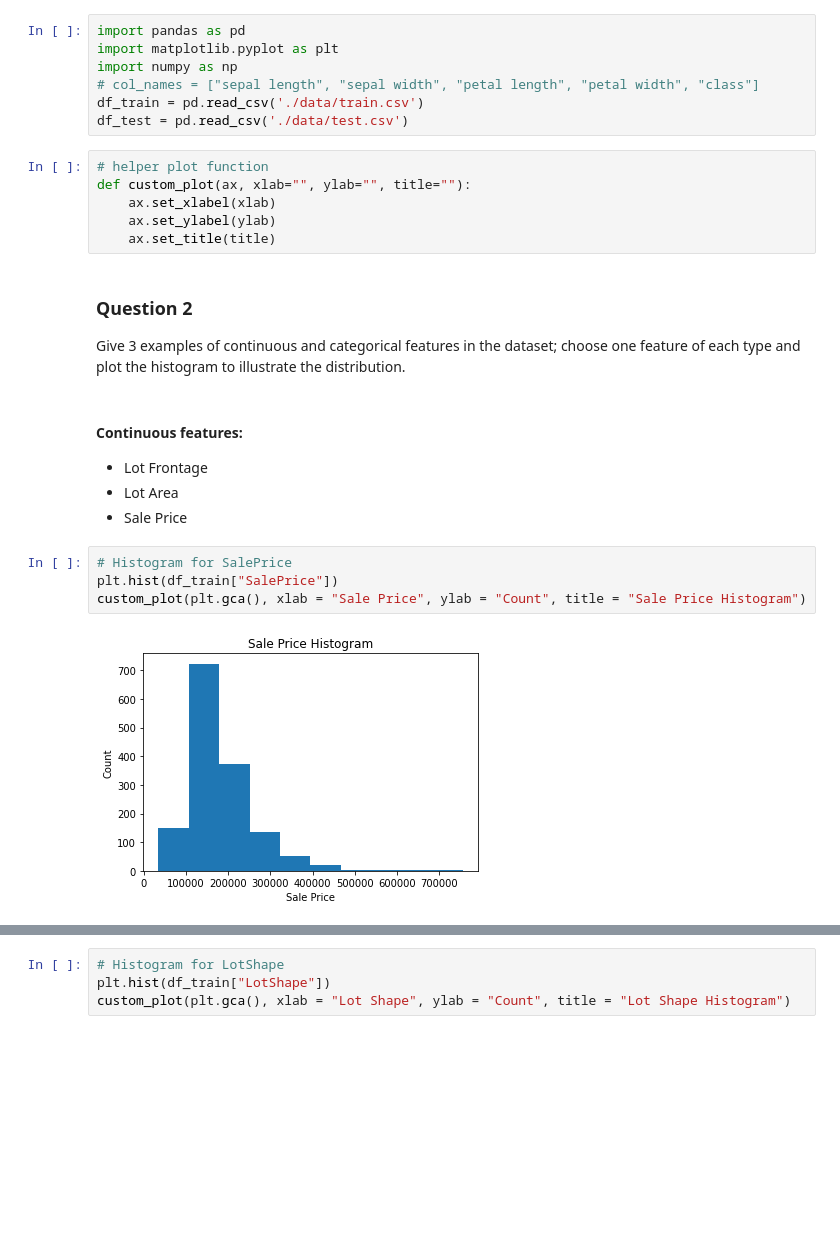
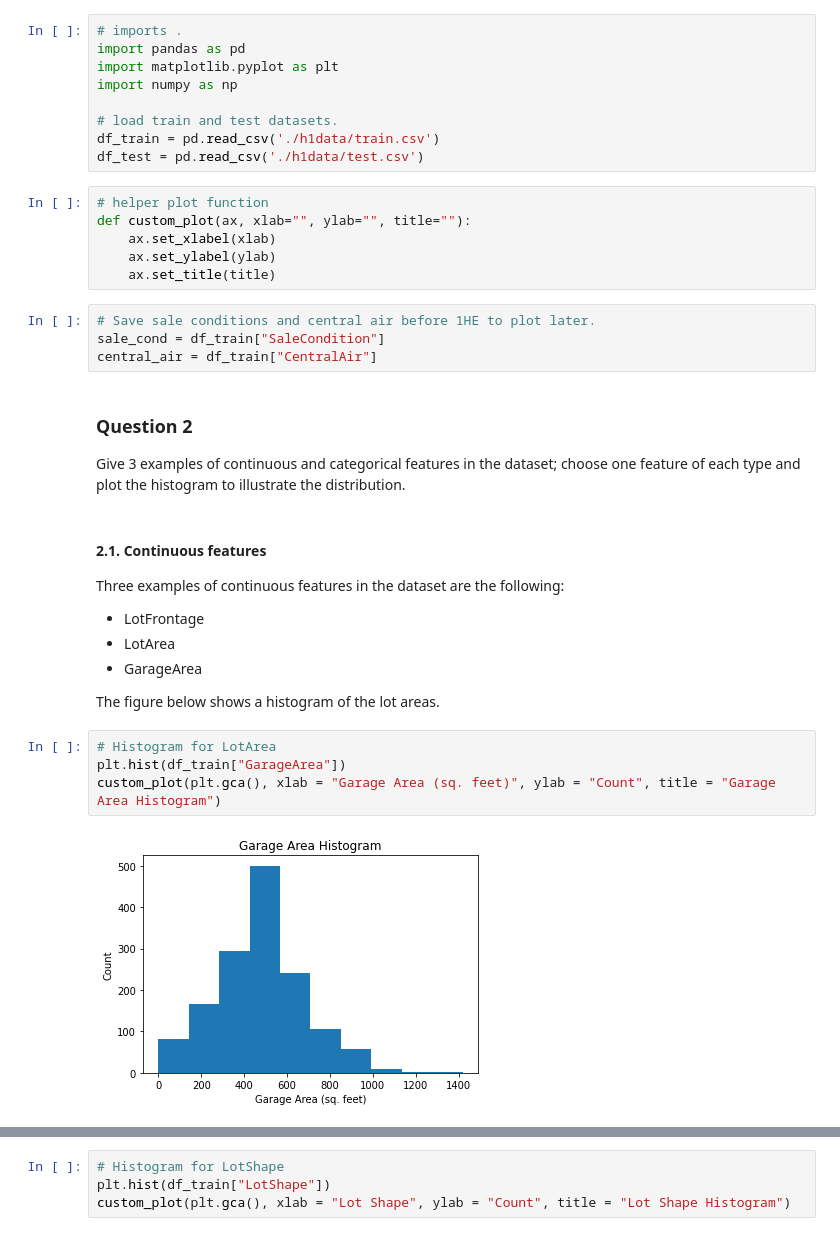
Before and after one commit to Fabio752/AML-coursework, a Jupyter notebook: h1/h1-part1.ipynb, the cells around one changed output, grey strips where cells are left out. Saved outputs shown, nothing was run; the diff lists cells and outputs as text; blank space fills up the shorter version.

```diff
--- a/h1/h1-part1.ipynb
+++ b/h1/h1-part1.ipynb
@@ -5,31 +5,40 @@
 Join the House Prices - Advanced Regression Techniques competition on Kaggle. Download the
 training and test data.
 # %%
+# imports .
 import pandas as pd
 import matplotlib.pyplot as plt
 import numpy as np
-# col_names = ["sepal length", "sepal width", "petal length", "petal width", "class"]
-df_train = pd.read_csv('./data/train.csv')
-df_test = pd.read_csv('./data/test.csv')
+
+# load train and test datasets.
+df_train = pd.read_csv('./h1data/train.csv')
+df_test = pd.read_csv('./h1data/test.csv')
 # %%
 # helper plot function
 def custom_plot(ax, xlab="", ylab="", title=""):
     ax.set_xlabel(xlab)
     ax.set_ylabel(ylab)
     ax.set_title(title)
+# %%
+# Save sale conditions and central air before 1HE to plot later.
+sale_cond = df_train["SaleCondition"]
+central_air = df_train["CentralAir"]
 # %% [markdown]
 ### Question 2
 Give 3 examples of continuous and categorical features in the dataset; choose one feature of each
 type and plot the histogram to illustrate the distribution.
 # %% [markdown]
-#### Continuous features:
-- Lot Frontage
-- Lot Area
-- Sale Price
+#### 2.1. Continuous features
+Three examples of continuous features in the dataset are the following:
+- LotFrontage
+- LotArea
+- GarageArea
+
+The figure below shows a histogram of the lot areas.
 # %%
-# Histogram for SalePrice
-plt.hist(df_train["SalePrice"])
-custom_plot(plt.gca(), xlab = "Sale Price", ylab = "Count", title = "Sale Price Histogram")
+# Histogram for LotArea
+plt.hist(df_train["GarageArea"])
+custom_plot(plt.gca(), xlab = "Garage Area (sq. feet)", ylab = "Count", title = "Garage Area Histogram")
 # %% [output]
-[figure, old version]
+[figure, new version]
 # %% [markdown]
```
Also changed, not shown: parts of 37 cells of this notebook, 14 other files.
